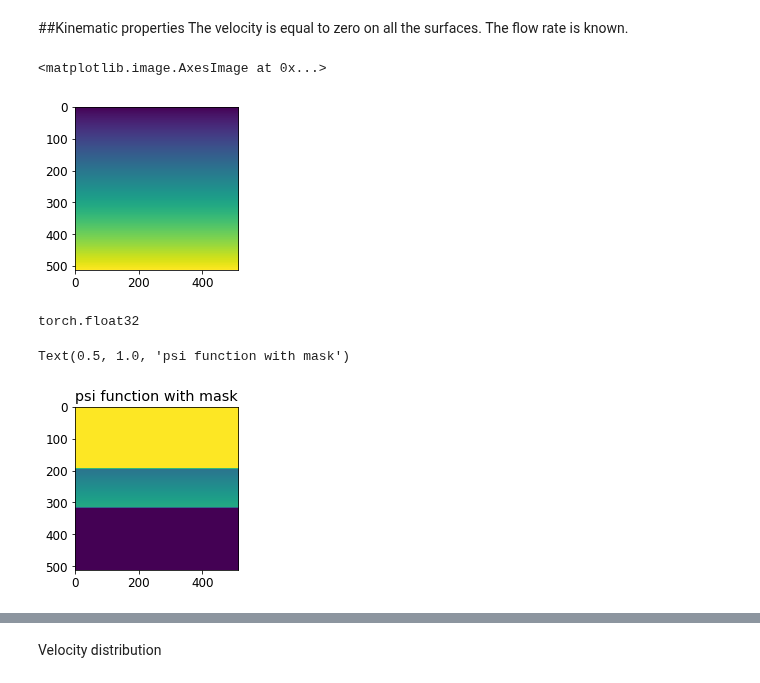
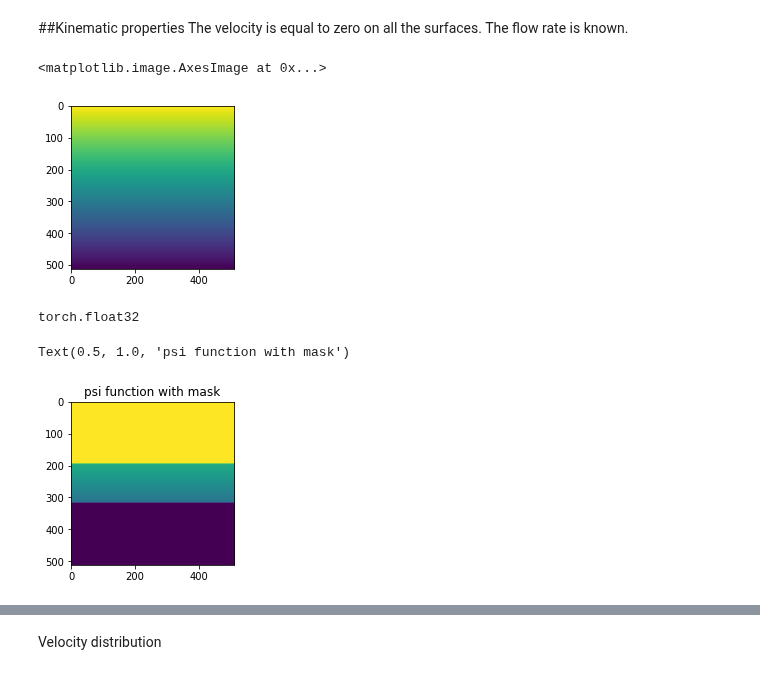
Before and after one commit to Mechanics-Mechatronics-and-Robotics/Physics-based-loss-and-machine-learning-approach-in-application-to-viscous-fluids-flow-modeling, a Jupyter notebook: Main.ipynb, the cells around one changed output, grey strips where cells are left out. Drawn from its saved outputs; the diff is of its cells as text; code cells hidden in the pictures.

```diff
--- a/Main.ipynb
+++ b/Main.ipynb
@@ -213,14 +216,14 @@ The velocity is equal to zero on all the surfaces. The flow rate is known.
 # %%
 Q = 1 #flow rate through the inlet (outlet) boundary, m^3/s
 psim = 0 # lower wall
 psip = Q # upper wall
-psi00 = torch.linspace(0,1,imgSize, dtype=torch.float32)*torch.ones(imgSize,imgSize)
+psi00 = torch.linspace(Q,0,imgSize, dtype=torch.float32)*torch.ones(imgSize,imgSize)
 psi0 = torch.t(psi00)
 fig = plt.figure(figsize=(figSize, figSize))
 plt.imshow(psi0)
 # %% [output]
 <matplotlib.image.AxesImage at 0x...>
-[figure, old version]
+[figure, new version]
 # %%
 psi00.dtype
 # %% [output]
@@ -234,4 +237,4 @@ plt.imshow(psi0Masked)
 plt.title('psi function with mask')
 # %% [output]
 Text(0.5, 1.0, 'psi function with mask')
-[figure, old version]
+[figure, new version]
```
Also changed, not shown: parts of 15 cells of this notebook.
